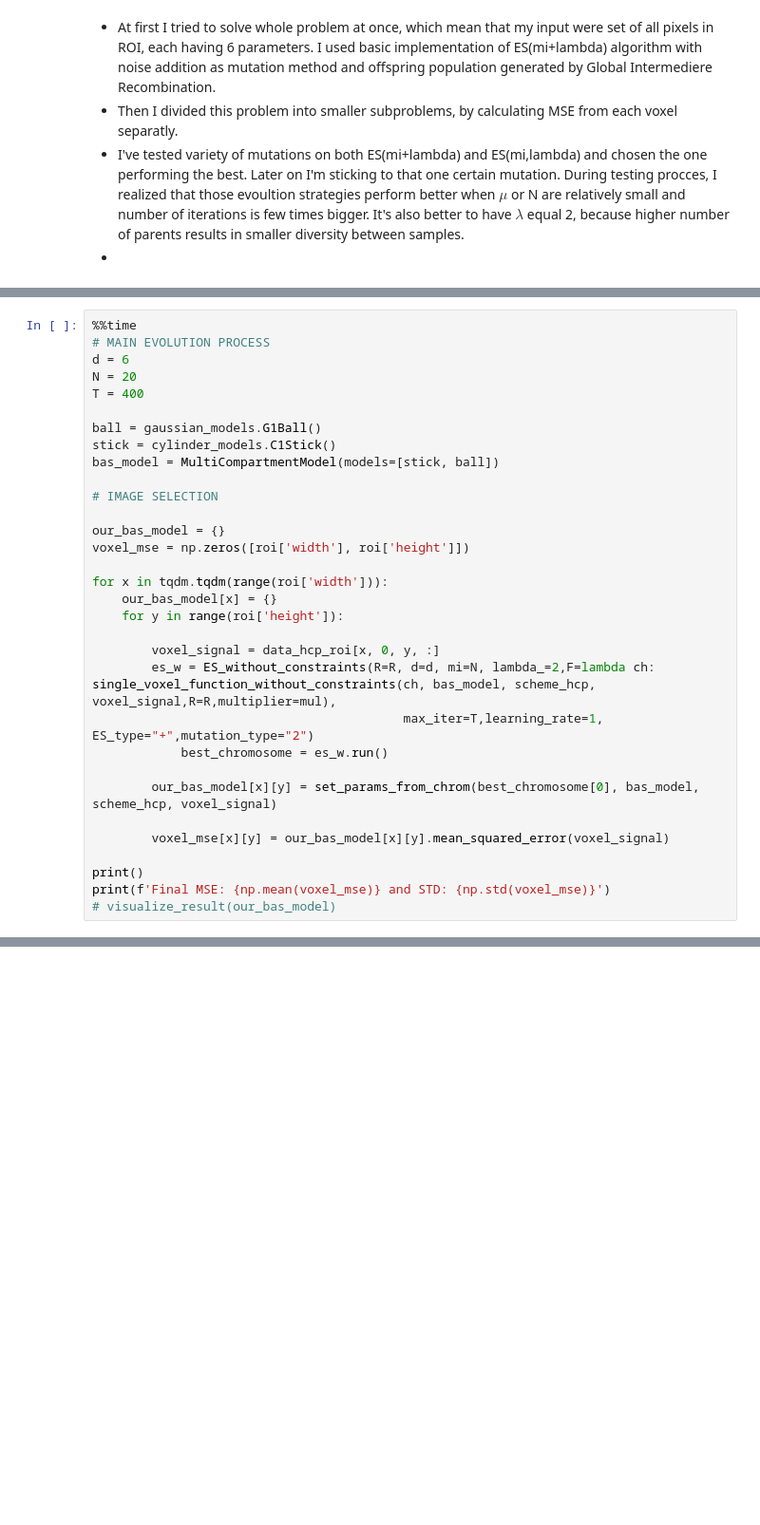
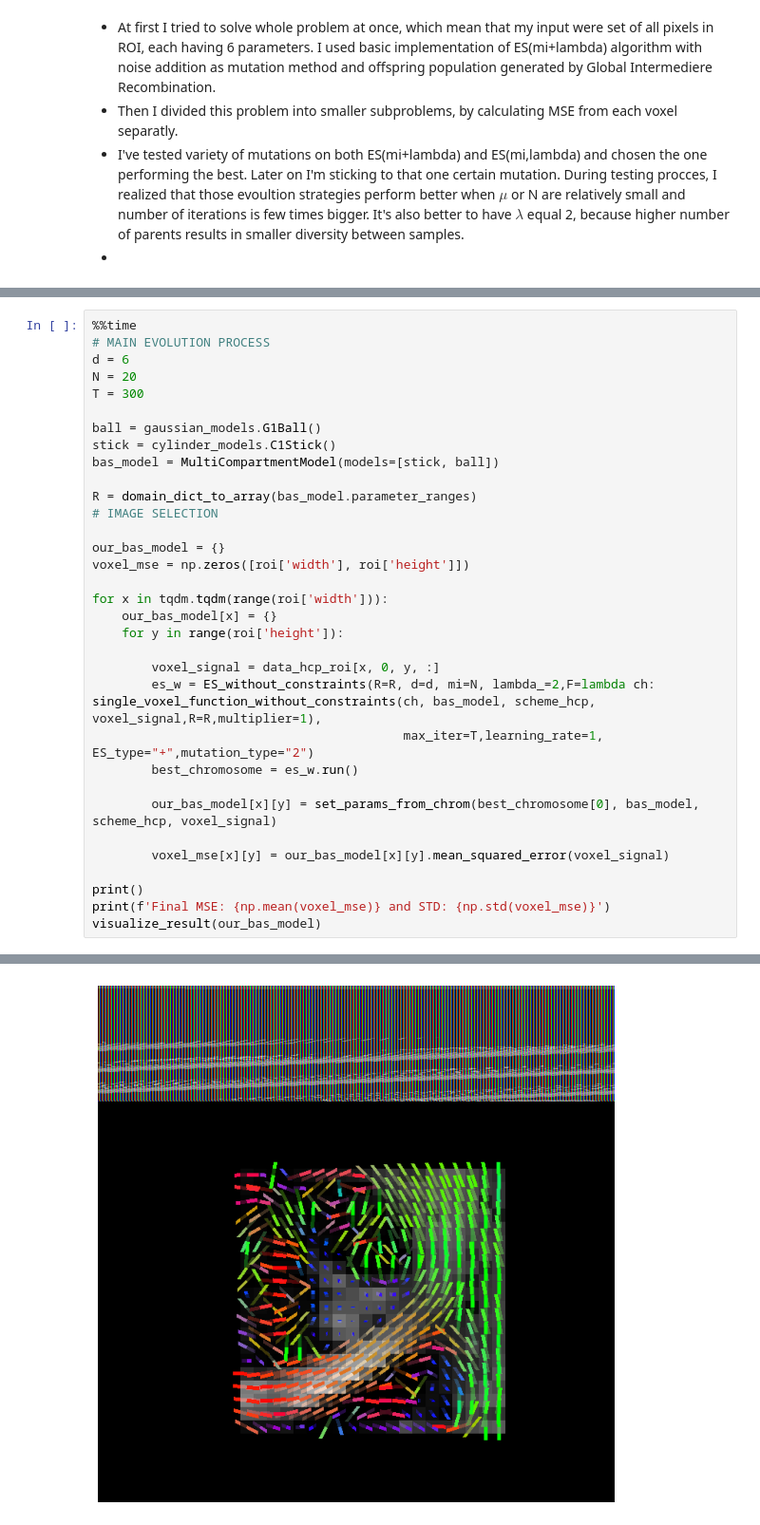
Before and after one commit to krzysztofnyczka/evolutionary_brain_microstructure_modeling, a Jupyter notebook: PROJECT.ipynb, the cells around one changed output, grey strips where cells are left out. Shown at 95% size. Cells and saved outputs as stored; diff of their text form; blank space fills up the shorter version.

```diff
--- a/PROJECT.ipynb
+++ b/PROJECT.ipynb
@@ -1687,12 +1720,13 @@ SyntaxError: 'break' outside loop (<timed exec>, line 5)
 # MAIN EVOLUTION PROCESS
 d = 6
 N = 20
-T = 400
+T = 300
 
 ball = gaussian_models.G1Ball()
 stick = cylinder_models.C1Stick()
 bas_model = MultiCompartmentModel(models=[stick, ball])
 
+R = domain_dict_to_array(bas_model.parameter_ranges)
 # IMAGE SELECTION
 
 our_bas_model = {}
@@ -1703,9 +1737,9 @@ for x in tqdm.tqdm(range(roi['width'])):
     for y in range(roi['height']):
 
         voxel_signal = data_hcp_roi[x, 0, y, :]
-        es_w = ES_without_constraints(R=R, d=d, mi=N, lambda_=2,F=lambda ch: single_voxel_function_without_constraints(ch, bas_model, scheme_hcp, voxel_signal,R=R,multiplier=mul),
+        es_w = ES_without_constraints(R=R, d=d, mi=N, lambda_=2,F=lambda ch: single_voxel_function_without_constraints(ch, bas_model, scheme_hcp, voxel_signal,R=R,multiplier=1),
                                           max_iter=T,learning_rate=1, ES_type="+",mutation_type="2")
-            best_chromosome = es_w.run()
+        best_chromosome = es_w.run()
 
         our_bas_model[x][y] = set_params_from_chrom(best_chromosome[0], bas_model, scheme_hcp, voxel_signal)
 
@@ -1713,5 +1747,5 @@ for x in tqdm.tqdm(range(roi['width'])):
 
 print()
 print(f'Final MSE: {np.mean(voxel_mse)} and STD: {np.std(voxel_mse)}')
-# visualize_result(our_bas_model)
+visualize_result(our_bas_model)
 # %% [output]
@@ -1718,0 +1755 @@ IndentationError: unexpected indent (<unknown>, line 22)
+[figure, added]
```
Also changed, not shown: parts of 16 cells of this notebook, 1 other file.
